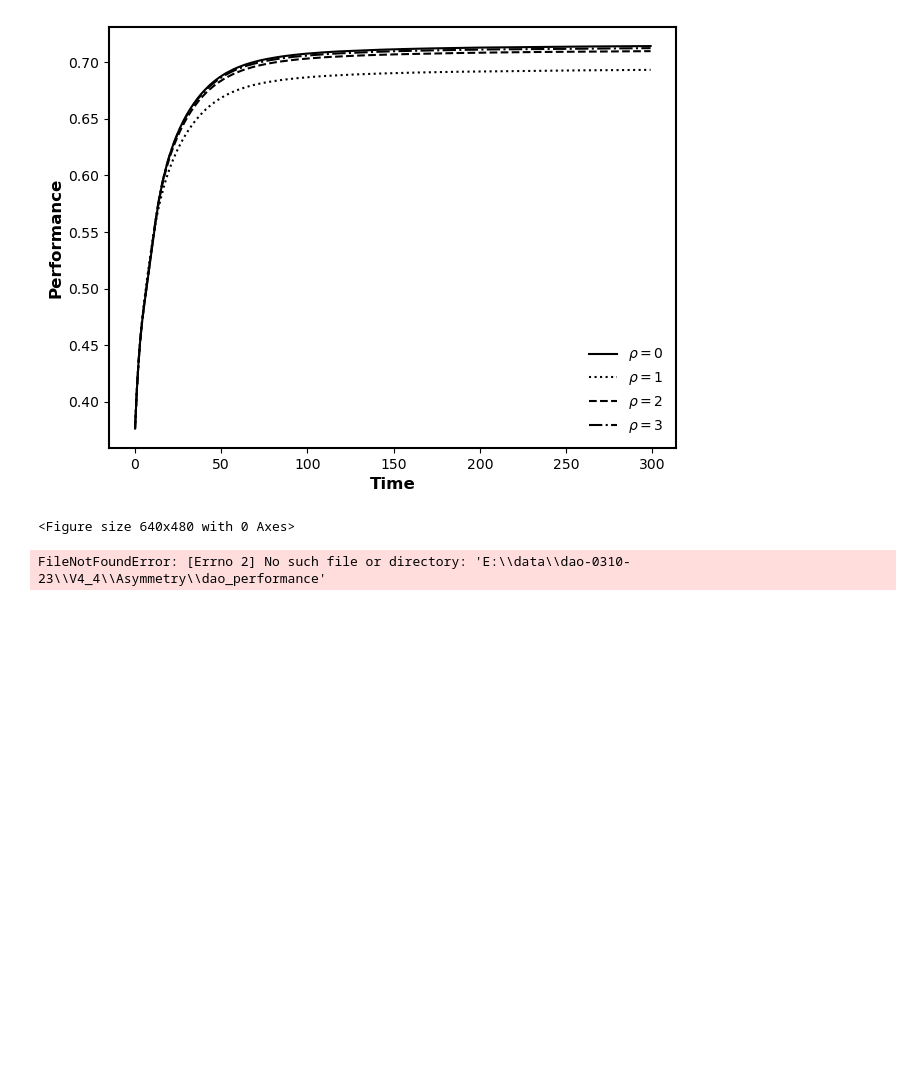
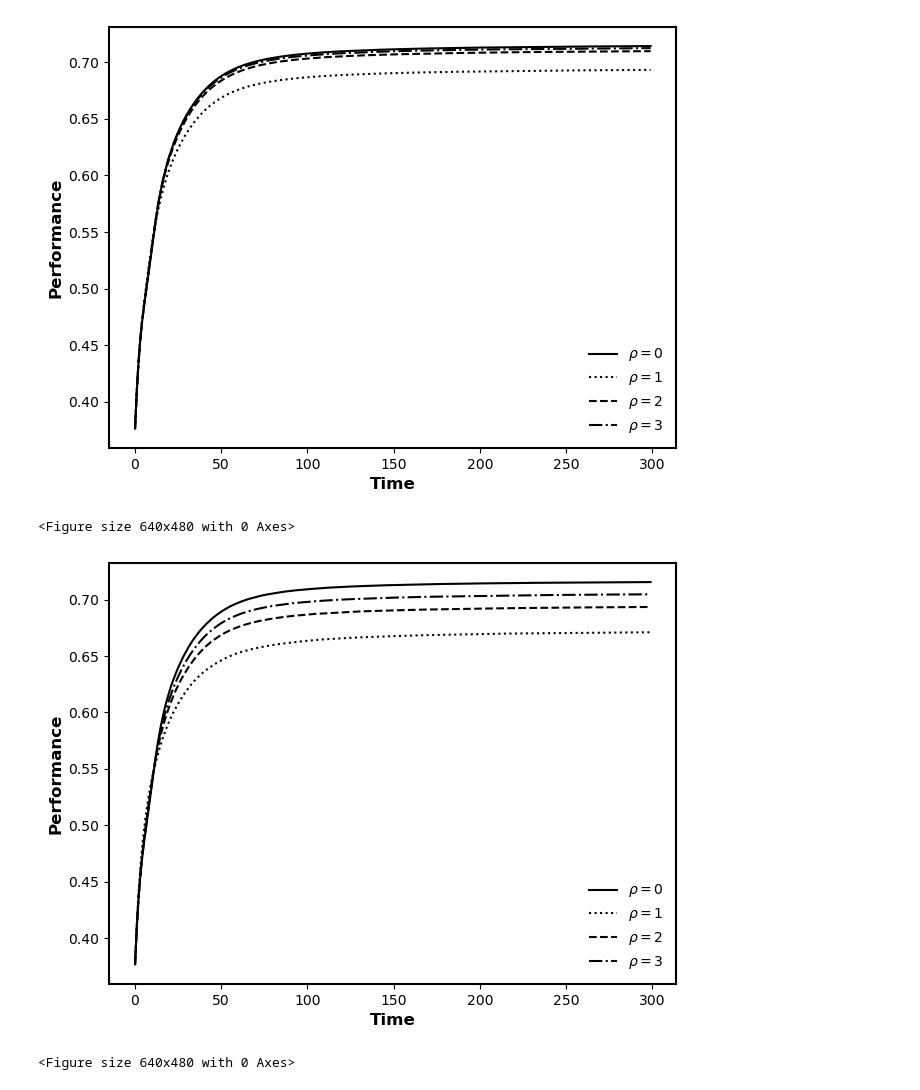
Before and after one commit to GrandJune/DAOs, a Jupyter notebook: V4/Sensitivity/Quadratic_Voting/quadratic_evaluator.ipynb, the cells around one changed output. Drawn from its saved outputs; the diff is of its cells as text; code cells hidden in the pictures; blank space fills up the shorter version.

```diff
--- a/V4/Sensitivity/Quadratic_Voting/quadratic_evaluator.ipynb
+++ b/V4/Sensitivity/Quadratic_Voting/quadratic_evaluator.ipynb
@@ -76,25 +76,49 @@ plt.clf()
 <Figure size 640x480 with 0 Axes>
 # %%
 # Linear Token-Weighted Voting
-linear_data_folder = r"E:\data\dao-0310-23\V4_4\Asymmetry"
-dao_performance_file = linear_data_folder + r"\dao_performance"
-consensus_performance_file = linear_data_folder + r"\dao_consensus_performance"
-dao_diversity_file = linear_data_folder + r"\dao_diversity"
-dao_variance_file = linear_data_folder + r"\dao_variance"
-
-dao_original_performance_file = data_folder + r"\dao_original_performance"
+linear_data_folder = r"/Volumes/T7/data/dao-0310-23/V4_4/Asymmetry"
+dao_performance_file = linear_data_folder + r"/dao_performance"
+consensus_performance_file = linear_data_folder + r"/dao_consensus_performance"
+dao_diversity_file = linear_data_folder + r"/dao_diversity"
+dao_variance_file = linear_data_folder + r"/dao_variance"
 
 with open(dao_performance_file, 'rb') as infile:
-    dao_performance = pickle.load(infile)
+    linear_dao_performance = pickle.load(infile)
 with open(dao_diversity_file, 'rb') as infile:
-    dao_diversity = pickle.load(infile)
+    linear_dao_diversity = pickle.load(infile)
 with open(dao_variance_file, 'rb') as infile:
-    dao_variance = pickle.load(infile)
+    linear_dao_variance = pickle.load(infile)
 
 with open(consensus_performance_file, 'rb') as infile:
-    consensus_performance = pickle.load(infile)
-
-with open(dao_original_performance_file, 'rb') as infile:
-    dao_original_performance = pickle.load(infile)
+    linear_consensus_performance = pickle.load(infile)
-# %% [output]
-FileNotFoundError: [Errno 2] No such file or directory: 'E:\\data\\dao-0310-23\\V4_4\\Asymmetry\\dao_performance'
+# %%
+# Performance
+x = range(len(dao_performance[0]))
+fig, ax = plt.subplots()
+
+ax.spines["left"].set_linewidth(1.5)
+ax.spines["right"].set_linewidth(1.5)
+ax.spines["top"].set_linewidth(1.5)
+ax.spines["bottom"].set_linewidth(1.5)
+
+plt.tight_layout()
+
+plt.plot(x, linear_dao_performance[0], "k-", label='$\\rho=0$')
+plt.plot(x, linear_dao_performance[1], "k:", label='$\\rho=1$')
+plt.plot(x, linear_dao_performance[2], "k--", label='$\\rho=2$')
+plt.plot(x, linear_dao_performance[3], "k-.", label='$\\rho=3$')
+
+plt.xlabel('Time', fontweight='bold', fontsize=12)
+plt.ylabel('Performance', fontweight='bold', fontsize=12)
+
+plt.legend(frameon=False, ncol=1, fontsize=12, prop=legend_properties)
+
+# plt.savefig(data_folder + "/Asymmetry_performance.png",
+#             transparent=True,
+#             dpi=300)
+
+plt.show()
+plt.clf()
+# %% [output]
+[figure, added]
+<Figure size 640x480 with 0 Axes>
```
Also changed, not shown: parts of 1 cell of this notebook, 1 other file.
